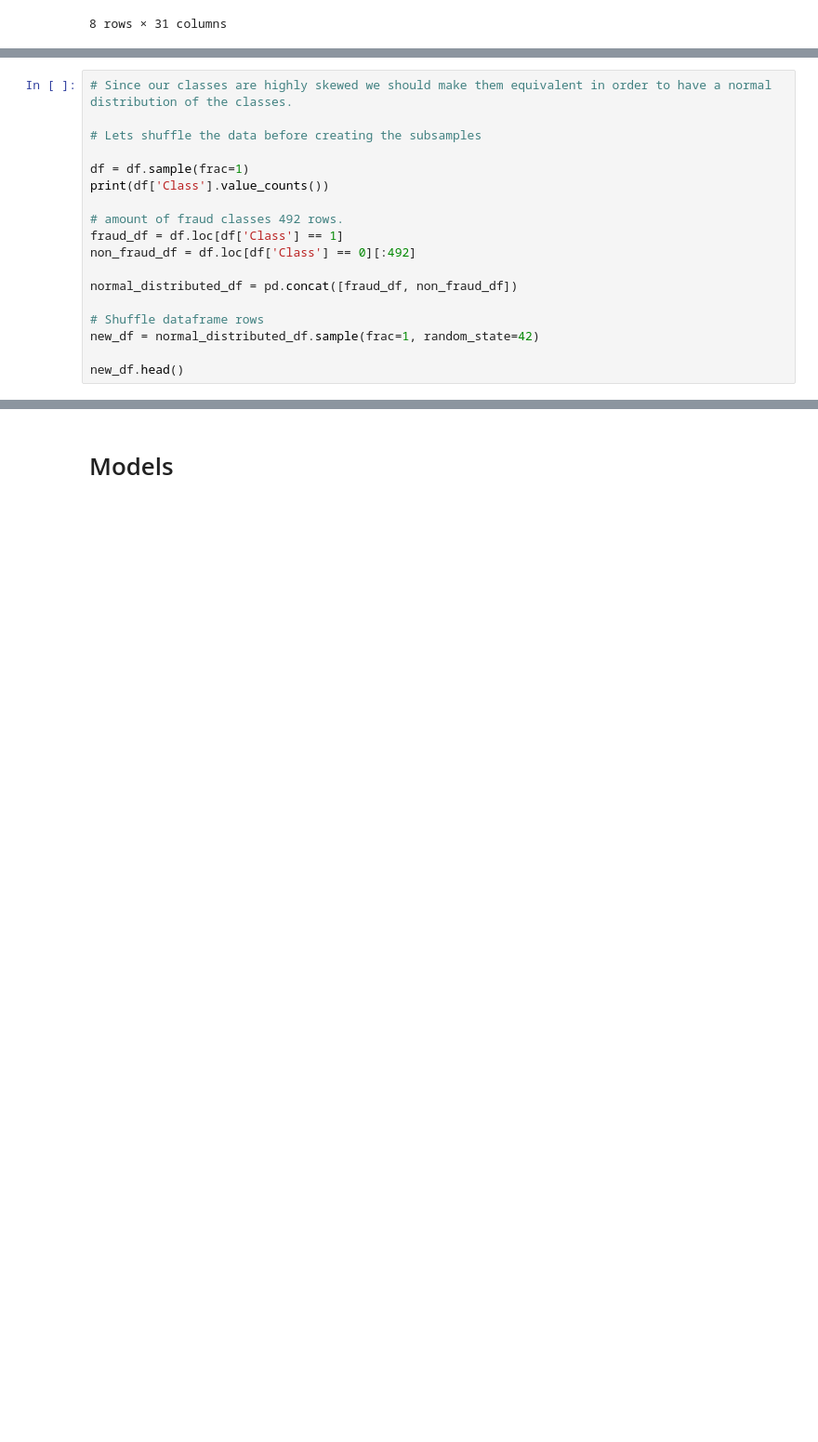
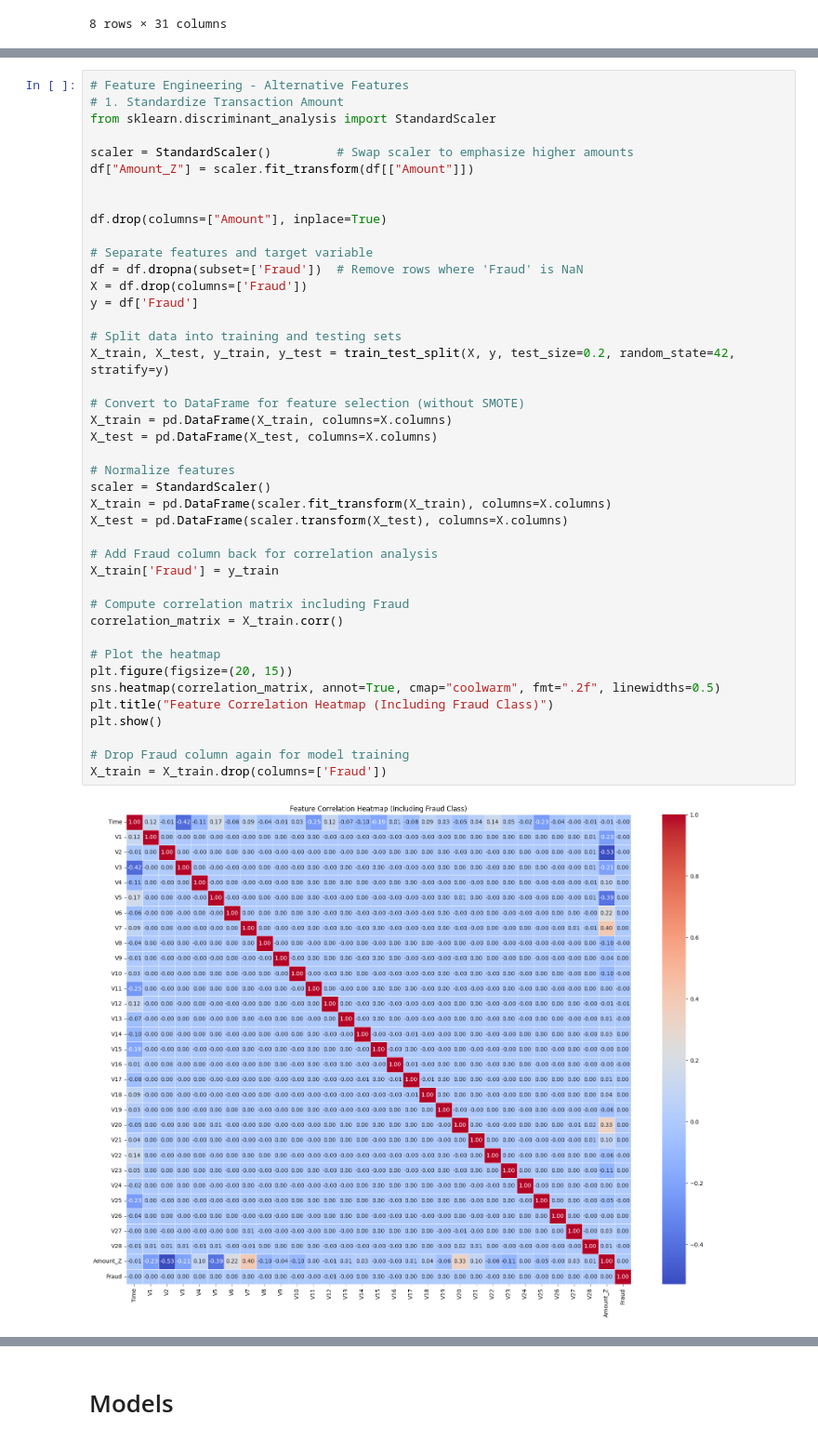
Before and after one commit to Charlenelzq/INF2008_Project, a Jupyter notebook: Gradientboosting.ipynb, the cells around one changed output, grey strips where cells are left out. Shown: that part at 93% size. Saved outputs shown, nothing was run; the diff lists cells and outputs as text; blank space fills up the shorter version.

```diff
--- a/Gradientboosting.ipynb
+++ b/Gradientboosting.ipynb
@@ -257,18 +183,0 @@ Label Distributions:
-# %%
-# Since our classes are highly skewed we should make them equivalent in order to have a normal distribution of the classes.
-
-# Lets shuffle the data before creating the subsamples
-
-df = df.sample(frac=1)
-print(df['Class'].value_counts())
-
-# amount of fraud classes 492 rows.
-fraud_df = df.loc[df['Class'] == 1]
-non_fraud_df = df.loc[df['Class'] == 0][:492]
-
-normal_distributed_df = pd.concat([fraud_df, non_fraud_df])
-
-# Shuffle dataframe rows
-new_df = normal_distributed_df.sample(frac=1, random_state=42)
-
-new_df.head()
@@ -552,0 +184,44 @@ plt.show()
+# %%
+# Feature Engineering - Alternative Features
+# 1. Standardize Transaction Amount
+from sklearn.discriminant_analysis import StandardScaler
+
+scaler = StandardScaler()         # Swap scaler to emphasize higher amounts
+df["Amount_Z"] = scaler.fit_transform(df[["Amount"]])
+
+
+df.drop(columns=["Amount"], inplace=True)
+
+# Separate features and target variable
+df = df.dropna(subset=['Fraud'])  # Remove rows where 'Fraud' is NaN
+X = df.drop(columns=['Fraud'])
+y = df['Fraud']
+
+# Split data into training and testing sets
+X_train, X_test, y_train, y_test = train_test_split(X, y, test_size=0.2, random_state=42, stratify=y)
+
+# Convert to DataFrame for feature selection (without SMOTE)
+X_train = pd.DataFrame(X_train, columns=X.columns)
+X_test = pd.DataFrame(X_test, columns=X.columns)
+
+# Normalize features
+scaler = StandardScaler()
+X_train = pd.DataFrame(scaler.fit_transform(X_train), columns=X.columns)
+X_test = pd.DataFrame(scaler.transform(X_test), columns=X.columns)
+
+# Add Fraud column back for correlation analysis
+X_train['Fraud'] = y_train
+
+# Compute correlation matrix including Fraud
+correlation_matrix = X_train.corr()
+
+# Plot the heatmap
+plt.figure(figsize=(20, 15))
+sns.heatmap(correlation_matrix, annot=True, cmap="coolwarm", fmt=".2f", linewidths=0.5)
+plt.title("Feature Correlation Heatmap (Including Fraud Class)")
+plt.show()
+
+# Drop Fraud column again for model training
+X_train = X_train.drop(columns=['Fraud'])
+# %% [output]
+[figure, added]
```
Also changed, not shown: parts of 30 cells of this notebook.
